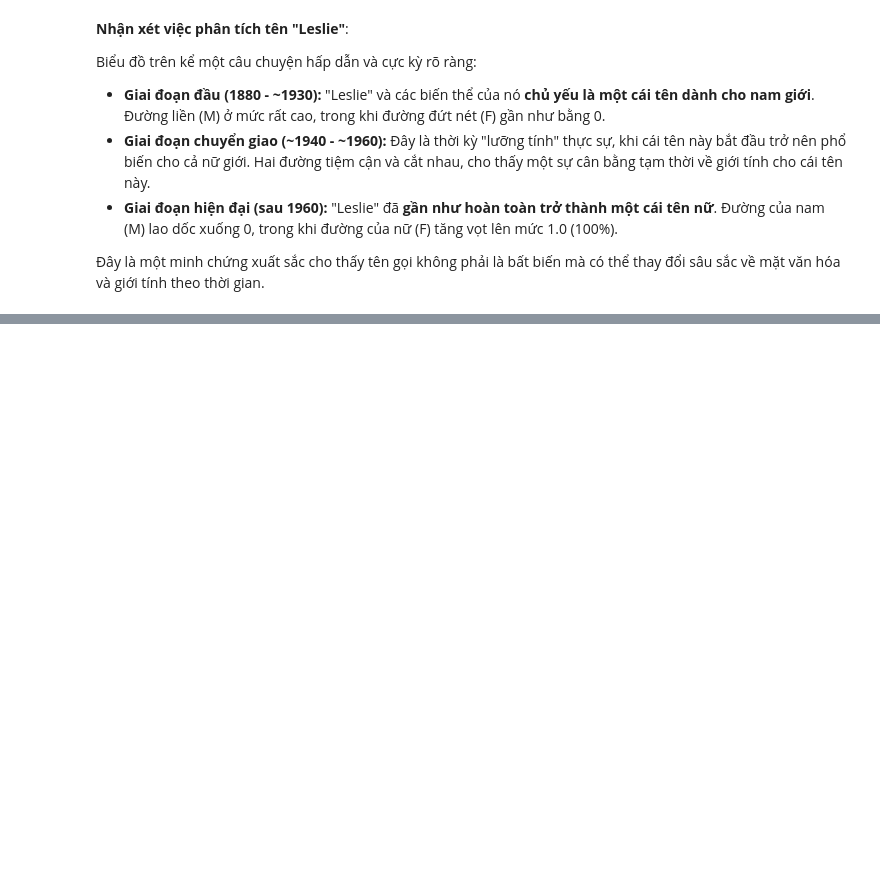
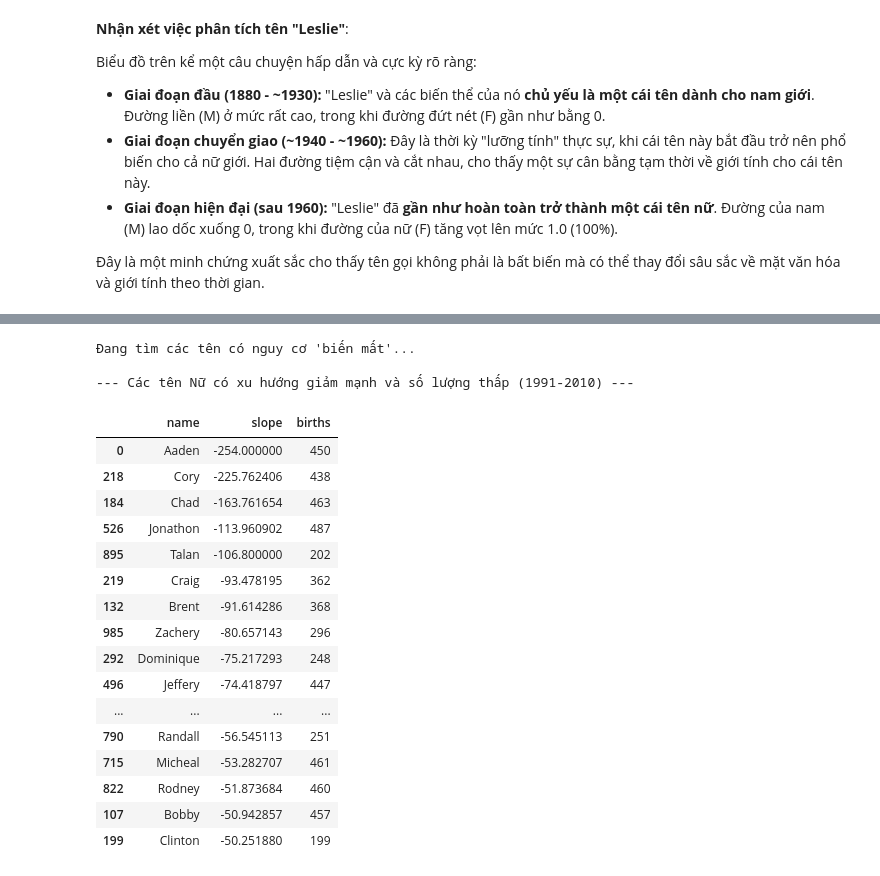
Before and after one commit to TranKhaiAn/sgu_2025_dataAnalysis, a Jupyter notebook: BTL_02-dl16-10/chapter13_3.ipynb, the cells around one changed output, grey strips where cells are left out. Cells and saved outputs as stored; diff of their text form; code cells hidden in the pictures; blank space fills up the shorter version.

```diff
--- a/BTL_02-dl16-10/chapter13_3.ipynb
+++ b/BTL_02-dl16-10/chapter13_3.ipynb
@@ -747,0 +1061,55 @@ Qua hành trình phân tích bộ dữ liệu Tên trẻ em Hoa Kỳ, chúng ta
+# %%
+from numpy import polyfit
+
+print("Đang tìm các tên có nguy cơ 'biến mất'...")
+
+# 1. Lọc dữ liệu trong 20 năm cuối (1991-2010)
+recent_data = top1000[(top1000['year'] >= 1991) & (top1000['sex'] == 'M')] # Ví dụ cho Nam
+
+# 2. Hàm tính độ dốc xu hướng
+def get_trend_slope(group):
+    # polyfit trả về [độ dốc, điểm cắt trục y]
+    # Chúng ta chỉ lấy độ dốc (slope)
+    if len(group['year'].unique()) < 2:
+        return 0 # Không đủ dữ liệu để tính xu hướng
+
+    # Chuẩn hóa năm để tính toán ổn định hơn
+    normalized_year = group['year'] - group['year'].min()
+    slope = polyfit(normalized_year, group['births'], 1)[0]
+    return slope
+
+# 3. Tính độ dốc cho mỗi tên
+trends = recent_data.groupby('name').apply(get_trend_slope).reset_index(name='slope')
+
+# 4. Lọc ra các tên có độ dốc âm (giảm) và số lượng sinh 2010 thấp
+last_year_births = recent_data[recent_data['year'] == 2010][['name', 'births']]
+disappearing_trends = pd.merge(trends, last_year_births, on='name')
+
+disappearing_names = disappearing_trends[
+    (disappearing_trends['slope'] < -50) & # Giảm mạnh (trung bình > 50 lượt/năm)
+    (disappearing_trends['births'] < 500)  # Gần như biến mất khỏi top 1000
+].sort_values('slope') # Sắp xếp theo mức độ giảm nhanh nhất
+
+print("\n--- Các tên Nữ có xu hướng giảm mạnh và số lượng thấp (1991-2010) ---")
+display(disappearing_names.head(20))
+# %% [output]
+Đang tìm các tên có nguy cơ 'biến mất'...
+
+--- Các tên Nữ có xu hướng giảm mạnh và số lượng thấp (1991-2010) ---
+|  | name | slope | births |
+| 0 | Aaden | -254.000000 | 450 |
+| 218 | Cory | -225.762406 | 438 |
+| 184 | Chad | -163.761654 | 463 |
+| 526 | Jonathon | -113.960902 | 487 |
+| 895 | Talan | -106.800000 | 202 |
+| 219 | Craig | -93.478195 | 362 |
+| 132 | Brent | -91.614286 | 368 |
+| 985 | Zachery | -80.657143 | 296 |
+| 292 | Dominique | -75.217293 | 248 |
+| 496 | Jeffery | -74.418797 | 447 |
+| ... | ... | ... | ... |
+| 790 | Randall | -56.545113 | 251 |
+| 715 | Micheal | -53.282707 | 461 |
+| 822 | Rodney | -51.873684 | 460 |
+| 107 | Bobby | -50.942857 | 457 |
+| 199 | Clinton | -50.251880 | 199 |
```
Also changed, not shown: parts of 20 cells of this notebook.
